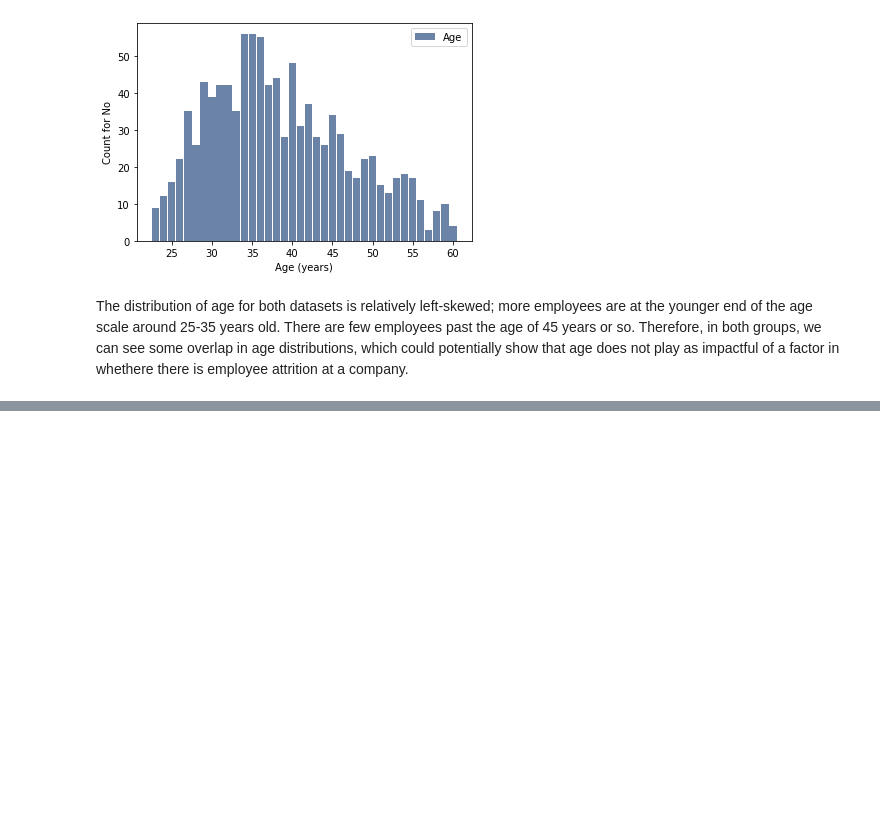
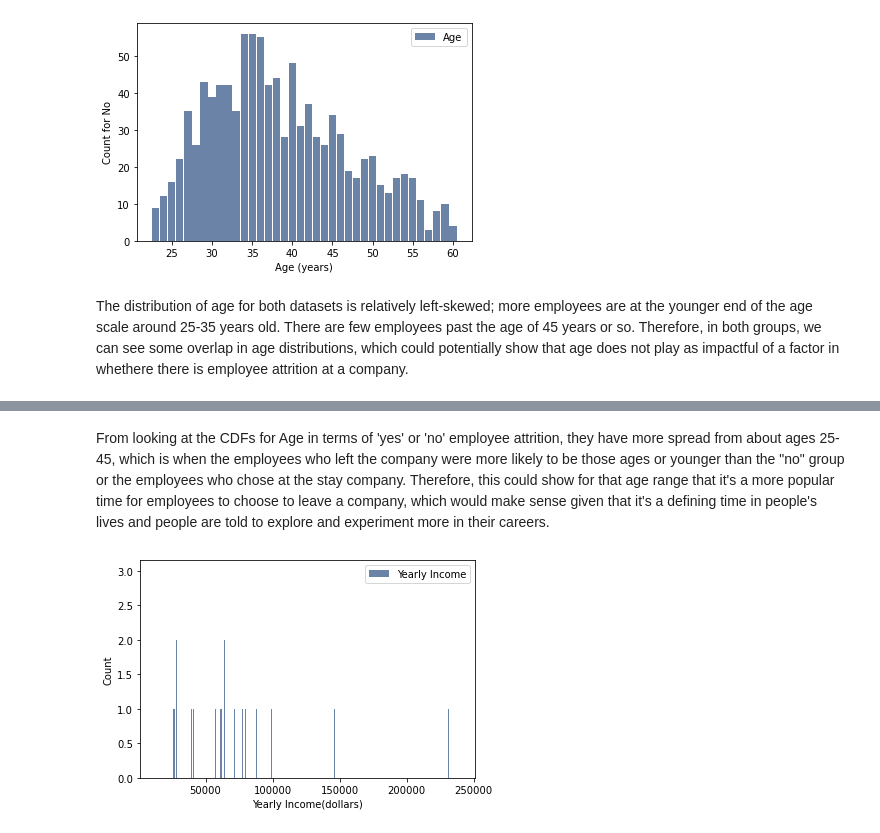
Before and after one commit to phillipseb/DSC530, a Jupyter notebook: ThinkStats2-master/code/Data Exploration - Employee Attrition.ipynb, the cells around one changed output, grey strips where cells are left out. Cells and saved outputs as stored; diff of their text form; code cells hidden in the pictures; blank space fills up the shorter version.

```diff
--- a/ThinkStats2-master/code/Data Exploration - Employee Attrition.ipynb
+++ b/ThinkStats2-master/code/Data Exploration - Employee Attrition.ipynb
@@ -405,0 +475,9 @@ The distribution of age for both datasets is relatively left-skewed; more employ
+# %% [markdown]
+From looking at the CDFs for Age in terms of 'yes' or 'no' employee attrition, they have more spread from about ages 25-45, which is when the employees who left the company were more likely to be those ages or younger than the "no" group or the employees who chose at the stay company. Therefore, this could show for that age range that it's a more popular time for employees to choose to leave a company, which would make sense given that it's a defining time in people's lives and people are told to explore and experiment more in their careers.
+# %%
+#Histogram of ages
+hist = thinkstats2.Hist(employee_attr.YearlyIncome, label='Yearly Income')
+thinkplot.Hist(hist)
+thinkplot.Config(xlabel='Yearly Income(dollars)', ylabel='Count')
+# %% [output]
+[figure, added]
```
Also changed, not shown: parts of 67 cells of this notebook.
